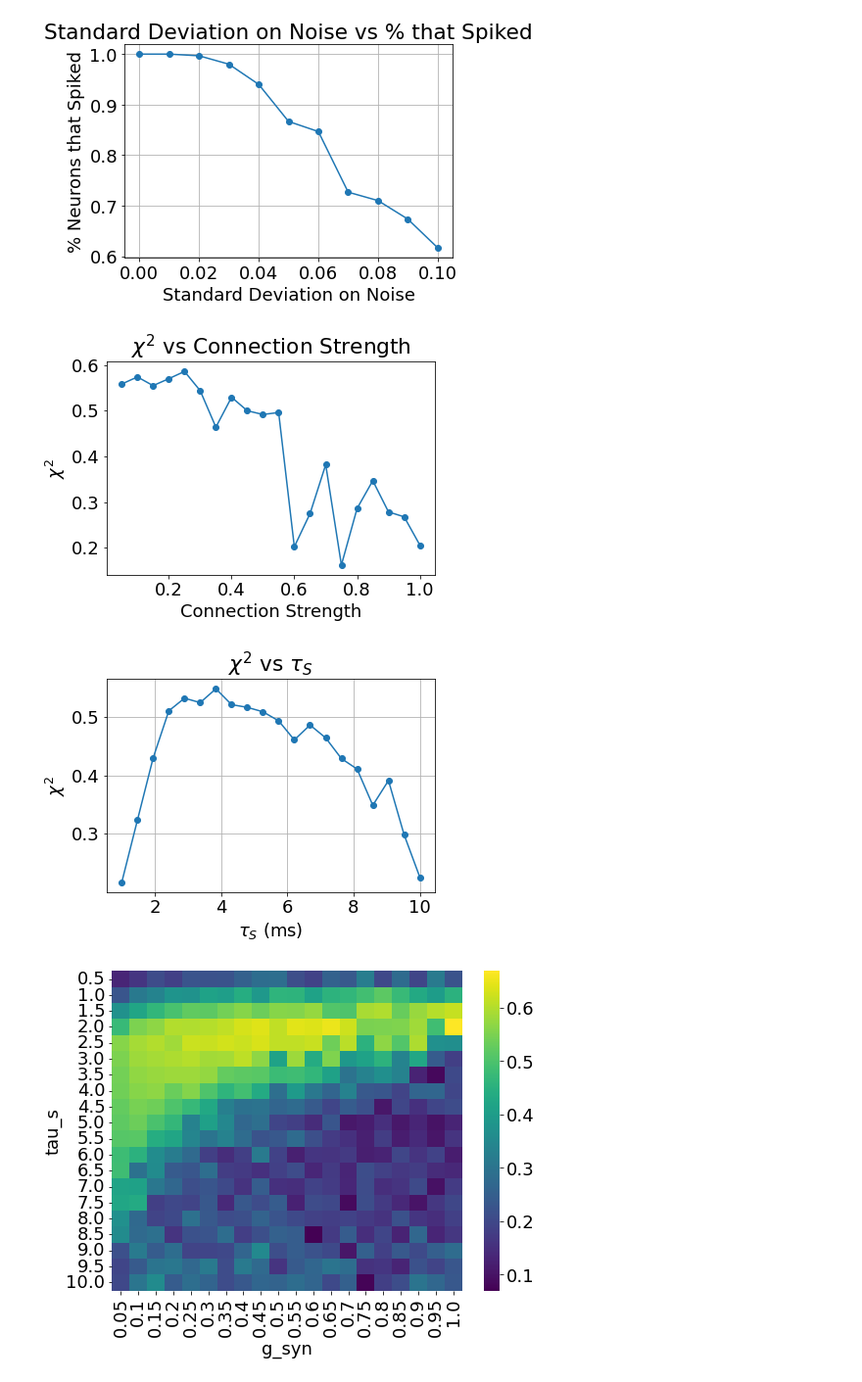
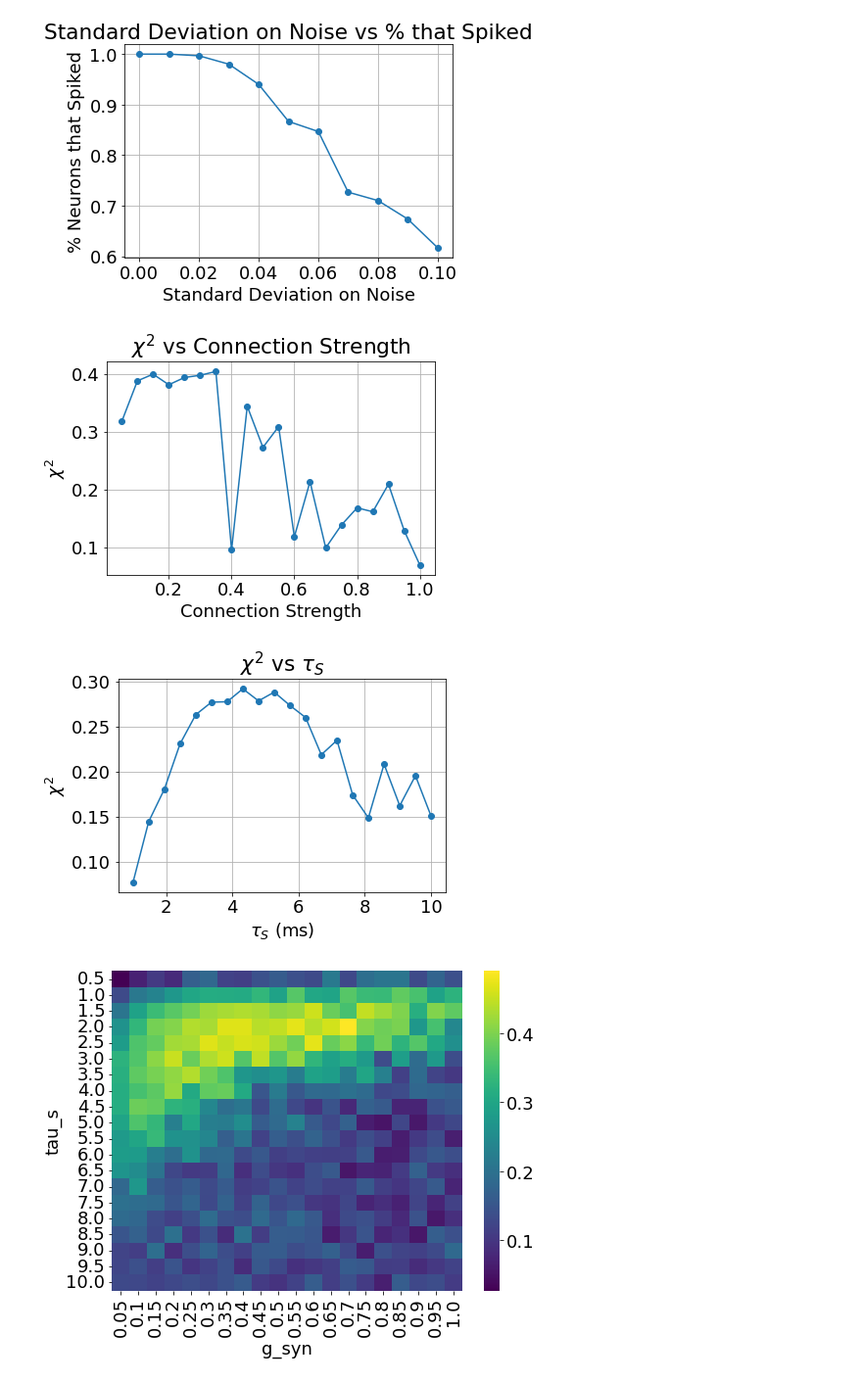
Before and after one commit to davidkelly2002/Final-Year-Project, a Jupyter notebook: Christmas Work.ipynb, the cells around one changed output. Shown: that part at 98% size. Drawn from its saved outputs; the diff is of its cells as text; code cells hidden in the pictures.

```diff
--- a/Christmas Work.ipynb
+++ b/Christmas Work.ipynb
@@ -1212,7 +1213,7 @@ for conn_strength in connection_strengths:
         y0 = np.concatenate([v_init, u_init, s_init, p_init])
 
         # Use solve_ivp with current g matrix
-        sol_v = solve_ivp(dxdt, [t0, T], y0, args=(k, a, b, I, Esyn, J, tauS,g), dense_output=True,
+        sol_v = solve_ivp(dxdt, [t0, T], y0, args=(k, a, b, I, Esyn, J, tauS), dense_output=True,
                           events=v_spike, rtol=1e-8)
 
         t_end = sol_v.t[-1]
@@ -1250,10 +1251,10 @@ plt.plot(connection_strengths, chi_sq_values, marker='o', linestyle='-')
 plt.xlabel('Connection Strength')
 plt.ylabel(r'$\chi^2$')
 plt.title(r'$\chi^2$ vs Connection Strength')
-plt.gird(True)
+plt.grid(True)
 plt.show()
 # %% [output]
-[figure, old version]
+[figure, new version]
 # %%
 # Define tauS values from 1 to 10 with 20 evenly spaced points
 tauS_values = np.linspace(1, 10, 20)
@@ -1289,7 +1290,7 @@ for tauS in tauS_values:
         y0 = np.concatenate([v_init, u_init, s_init, p_init])
 
         # Use solve_ivp with current tauS
-        sol_v = solve_ivp(dxdt, [t0, T], y0, args=(k, a, b, I, Esyn, J, tauS,g), dense_output=True,
+        sol_v = solve_ivp(dxdt, [t0, T], y0, args=(k, a, b, I, Esyn, J, tauS), dense_output=True,
                           events=v_spike, rtol=1e-8)
 
         t_end = sol_v.t[-1]
@@ -1330,7 +1331,7 @@ plt.title(r'$\chi^2$ vs $\tau_S$')
 plt.grid(True)
 plt.show()
 # %% [output]
-[figure, old version]
+[figure, new version]
 # %%
 tau_s_values = np.linspace(0.5, 10, 20)
 g_syn_values = np.linspace(0.05, 1, 20)
@@ -1364,7 +1365,7 @@ for i, tau_s in enumerate(tau_s_values):
             y0 = np.concatenate([v_init, u_init, s_init, p_init])
 
 
-            sol_v = solve_ivp(dxdt, [t0, T], y0, args=(k, a, b, I, Esyn, J, tau_s, g), dense_output=True,
+            sol_v = solve_ivp(dxdt, [t0, T], y0, args=(k, a, b, I, Esyn, J, tau_s), dense_output=True,
                               events=v_spike, rtol=1e-8)
 
             t_end = sol_v.t[-1]
@@ -1374,34 +1375,34 @@ for i, tau_s in enumerate(tau_s_values):
 
             t_all = np.concatenate([t_all, t[:-1]], axis=0)
             y_all = np.concatenate([y_all, y[:, :-1]], axis=1)
 
             t0 = t_end
             v_init = y[:N, -1]
             u_init = y[N:2*N, -1]
             s_init = y[2*N:3*N, -1]
             p_init = y[3*N:4*N, -1]
 
             if len(sol_v.t_events[0]) > 0:
                 spike = v_init.argmax()
                 v_init[spike] = v_reset
                 u_init[spike] += d
                 p_init[spike] += 2.7185823035951033
 
                 spike_times[spikeCounter, :] = [t0, spike]
                 spikeCounter = spikeCounter + 1
                 i_step += 1
 
         data = y_all[:N, :]
         chi_sq = compute_chi(data)
         chi_sq_matrix[i, j] = chi_sq
 
 plt.figure(figsize=(8, 6))
 sns.heatmap(chi_sq_matrix, xticklabels=np.round(g_syn_values, 2), yticklabels=tau_s_values, cmap='viridis')
 plt.xlabel('g_syn')
 plt.ylabel('tau_s')
 plt.show()
 # %% [output]
-[figure, old version]
+[figure, new version]
 # %%
 # NOW USING RELIABILITY MEASURE INSTEAD OF CHI
 
```
Also changed, not shown: parts of 5 cells of this notebook.
